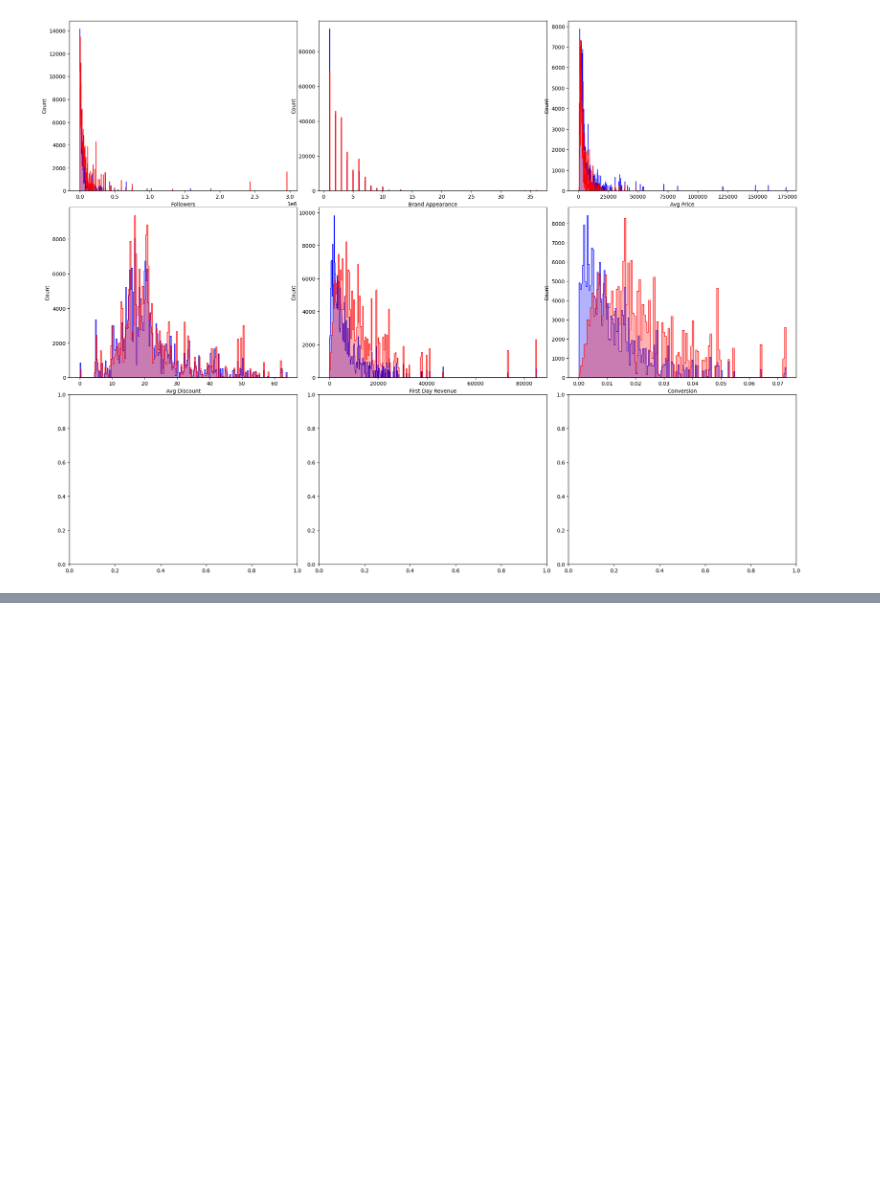
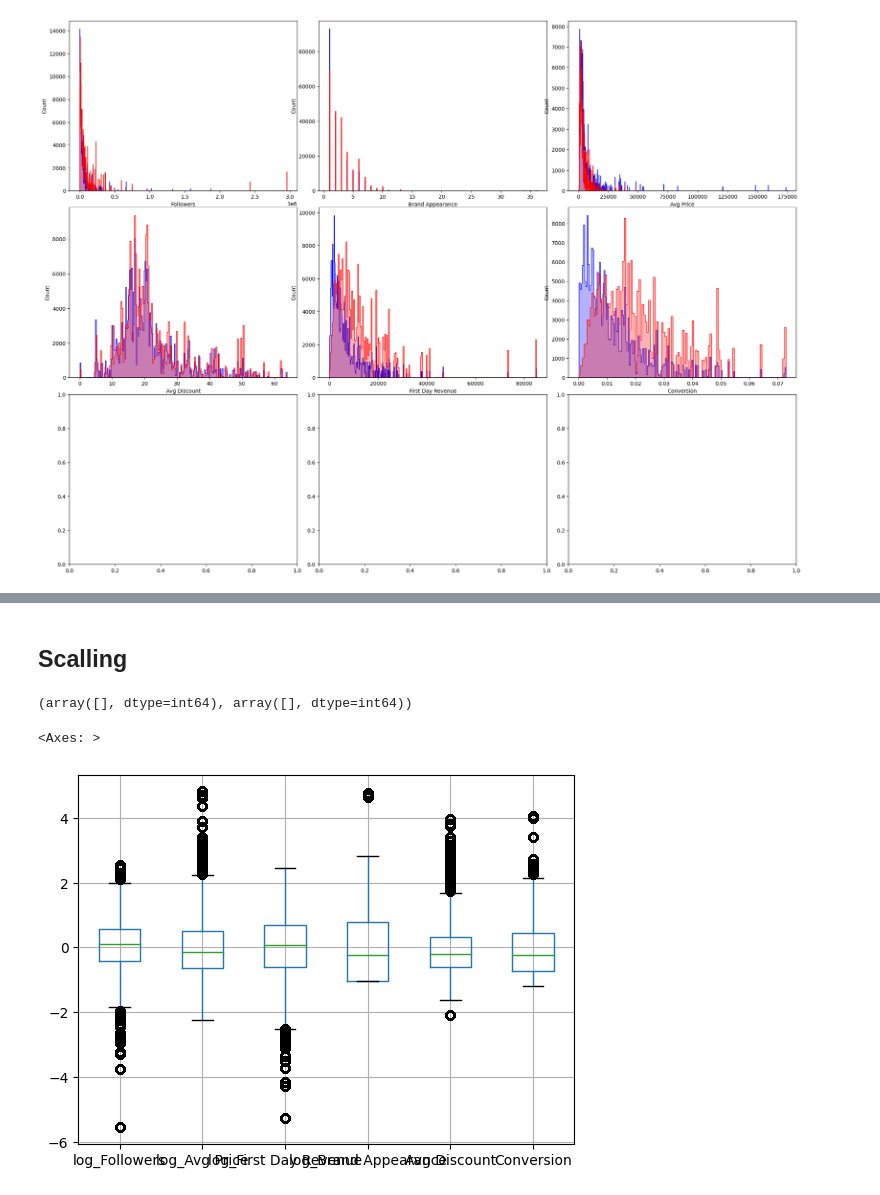
Before and after one commit to Priscille-Erulin/regression-recommendation, a Jupyter notebook: EDA.ipynb, the cells around one changed output, grey strips where cells are left out. Cells and saved outputs as stored; diff of their text form; code cells hidden in the pictures; blank space fills up the shorter version.

Commit message:
finalised scalling and distribution EDA

```diff
--- a/EDA.ipynb
+++ b/EDA.ipynb
@@ -81,0 +106,39 @@ def adding_log(train: pd.DataFrame, test: pd.DataFrame, columns_to_log: list):
+# %% [markdown]
+## Scalling
+# %%
+def scale(train: pd.DataFrame, test: pd.DataFrame, numerical_columns: list):
+    """
+    Returns dataframe with the given columns scaled.
+    """
+    new_train = train.__deepcopy__()
+    new_test = test.__deepcopy__()
+
+    num_train_data = new_train[numerical_columns]
+    num_test_data = new_test[numerical_columns]
+
+    scaler = StandardScaler()
+    scaler.fit(num_train_data)
+
+    new_train[numerical_columns] = scaler.transform(num_train_data)
+    new_test[numerical_columns] = scaler.transform(num_test_data)
+
+    return (new_train, new_test)
+# %%
+num_columns = ['log_Followers',
+               'log_Avg Price',
+               'log_First Day Revenue',
+               'log_Brand Appearance',
+               'Avg Discount',
+               'Conversion']
+scaled_train_data, scaled_test_data = scale(post_prep_train_data,
+                                            post_prep_test_data,
+                                            num_columns)
+# %%
+np.where(np.isinf(post_prep_train_data[num_columns]))
+# %% [output]
+(array([], dtype=int64), array([], dtype=int64))
+# %%
+scaled_train_data[num_columns].boxplot()
+# %% [output]
+<Axes: >
+[figure, added]
```
Also changed, not shown: parts of 7 cells of this notebook.
